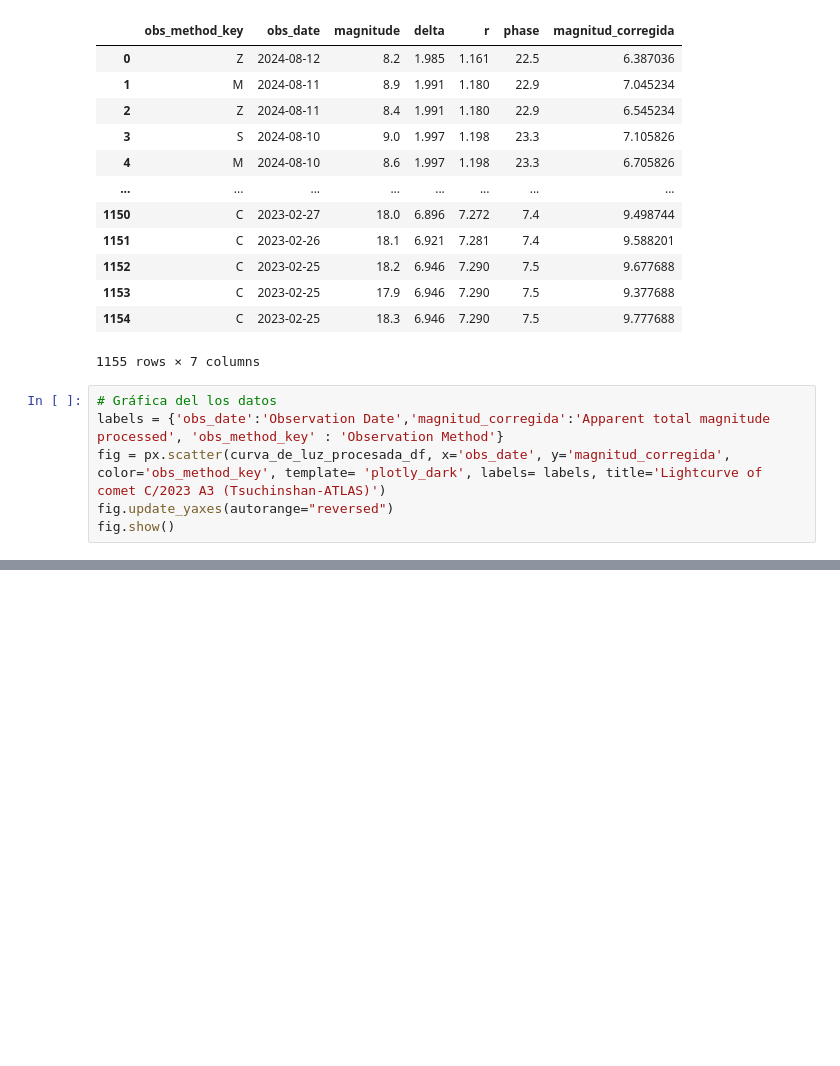
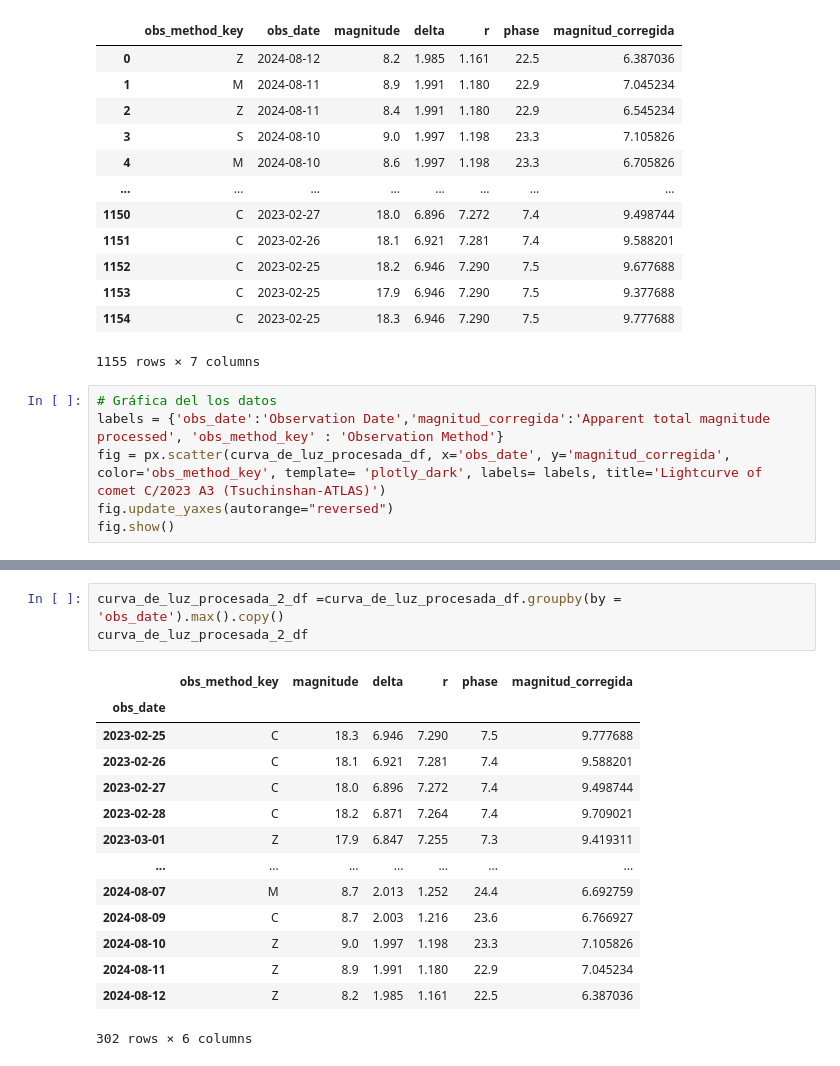
Before and after one commit to sperezp23/Cometa_C_2023_T_ATLAS, a Jupyter notebook: cometa_Cobs_API.ipynb, the cells around one changed output, grey strips where cells are left out. Cells and saved outputs as stored; diff of their text form; blank space fills up the shorter version.

```diff
--- a/cometa_Cobs_API.ipynb
+++ b/cometa_Cobs_API.ipynb
@@ -279,0 +298,18 @@ fig.show()
+# %%
+curva_de_luz_procesada_2_df =curva_de_luz_procesada_df.groupby(by = 'obs_date').max().copy()
+curva_de_luz_procesada_2_df
+# %% [output]
+|  | obs_method_key | magnitude | delta | r | phase | magnitud_corregida |
+| obs_date |  |  |  |  |  |  |
+| 2023-02-25 | C | 18.3 | 6.946 | 7.290 | 7.5 | 9.777688 |
+| 2023-02-26 | C | 18.1 | 6.921 | 7.281 | 7.4 | 9.588201 |
+| 2023-02-27 | C | 18.0 | 6.896 | 7.272 | 7.4 | 9.498744 |
+| 2023-02-28 | C | 18.2 | 6.871 | 7.264 | 7.4 | 9.709021 |
+| 2023-03-01 | Z | 17.9 | 6.847 | 7.255 | 7.3 | 9.419311 |
+| ... | ... | ... | ... | ... | ... | ... |
+| 2024-08-07 | M | 8.7 | 2.013 | 1.252 | 24.4 | 6.692759 |
+| 2024-08-09 | C | 8.7 | 2.003 | 1.216 | 23.6 | 6.766927 |
+| 2024-08-10 | Z | 9.0 | 1.997 | 1.198 | 23.3 | 7.105826 |
+| 2024-08-11 | Z | 8.9 | 1.991 | 1.180 | 22.9 | 7.045234 |
+| 2024-08-12 | Z | 8.2 | 1.985 | 1.161 | 22.5 | 6.387036 |
+302 rows × 6 columns
```
Also changed, not shown: parts of 8 cells of this notebook.
